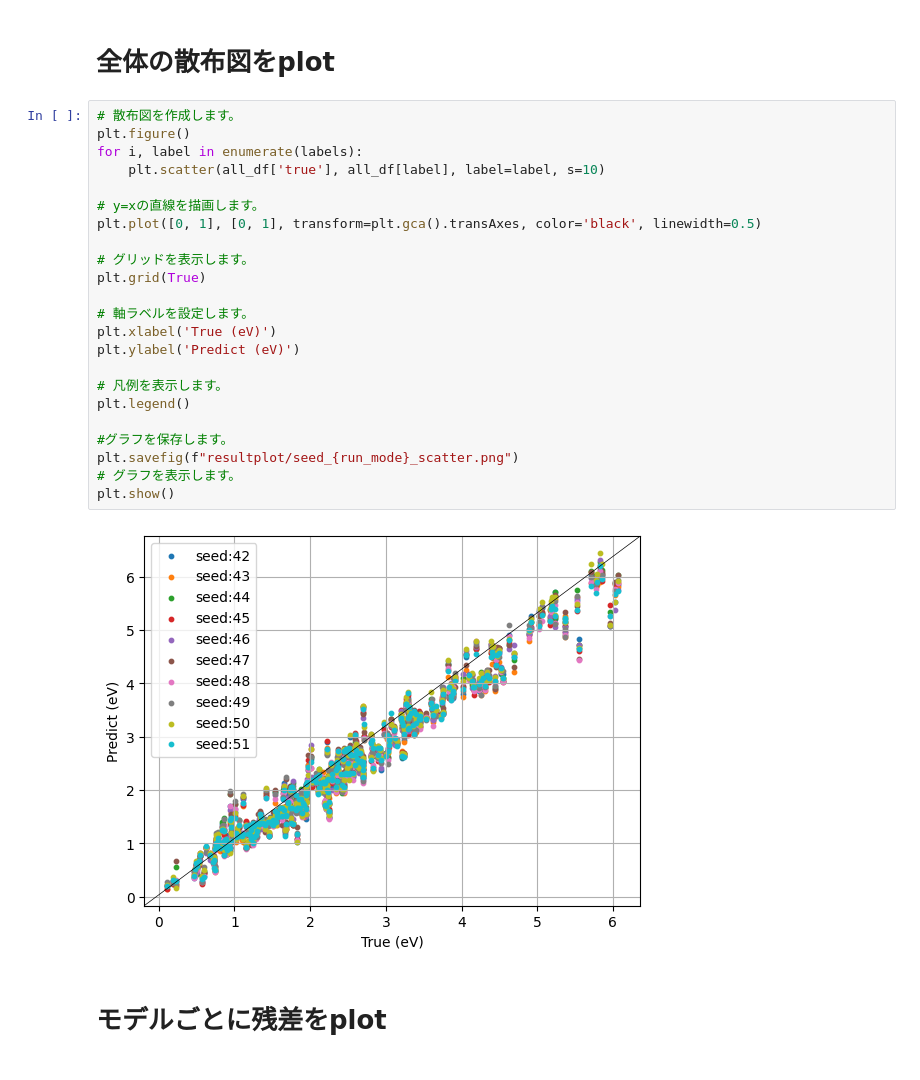
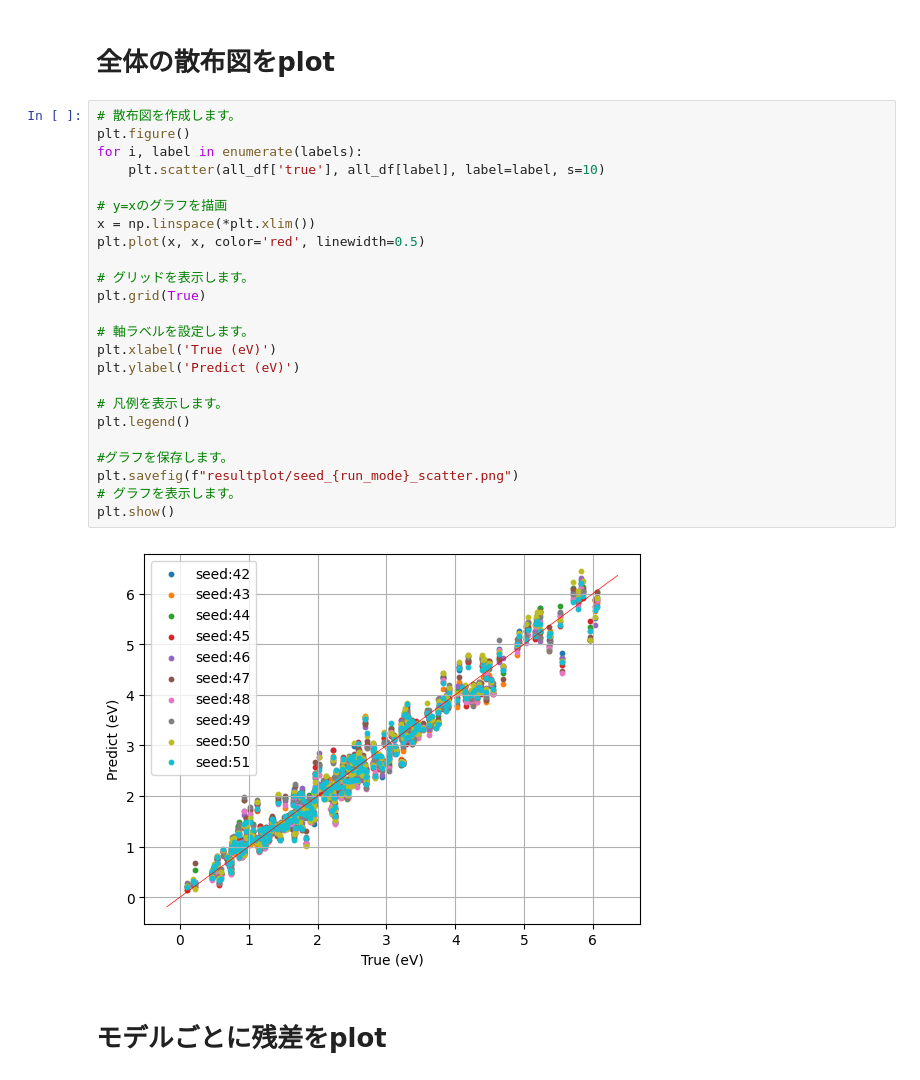
Before and after one commit to nao008/DOSnet_old, a Jupyter notebook: plot_seed.ipynb, the cells around one changed output. Drawn from its saved outputs; the diff is of its cells as text.

```diff
--- a/plot_seed.ipynb
+++ b/plot_seed.ipynb
@@ -49,28 +49,29 @@ all_df.head()
 # %%
 # 散布図を作成します。
 plt.figure()
 for i, label in enumerate(labels):
     plt.scatter(all_df['true'], all_df[label], label=label, s=10)
 
-# y=xの直線を描画します。
-plt.plot([0, 1], [0, 1], transform=plt.gca().transAxes, color='black', linewidth=0.5)
+# y=xのグラフを描画
+x = np.linspace(*plt.xlim())
+plt.plot(x, x, color='red', linewidth=0.5)
 
 # グリッドを表示します。
 plt.grid(True)
 
 # 軸ラベルを設定します。
 plt.xlabel('True (eV)')
 plt.ylabel('Predict (eV)')
 
 # 凡例を表示します。
 plt.legend()
 
 #グラフを保存します。
 plt.savefig(f"resultplot/seed_{run_mode}_scatter.png")
 # グラフを表示します。
 plt.show()
 # %% [output]
-[figure, old version]
+[figure, new version]
 # %% [markdown]
 # モデルごとに残差をplot
 # %%
```
Also changed, not shown: 1 other file.
